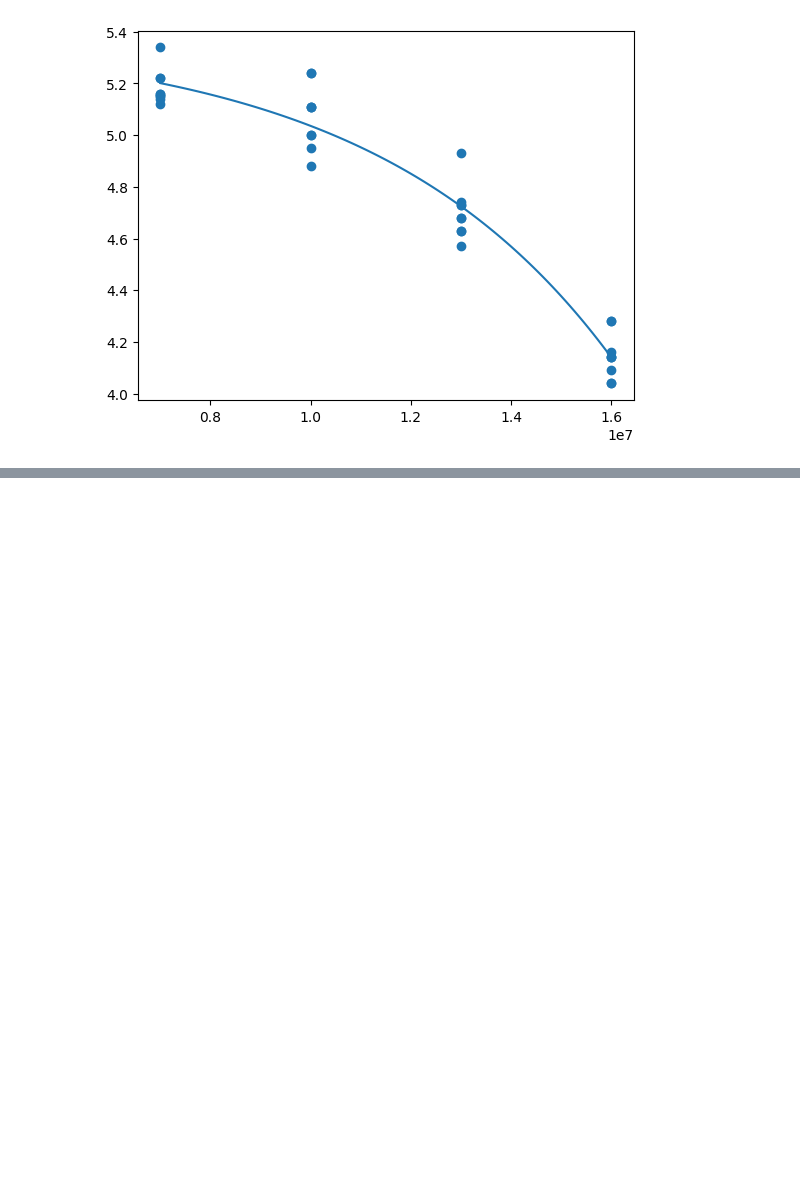
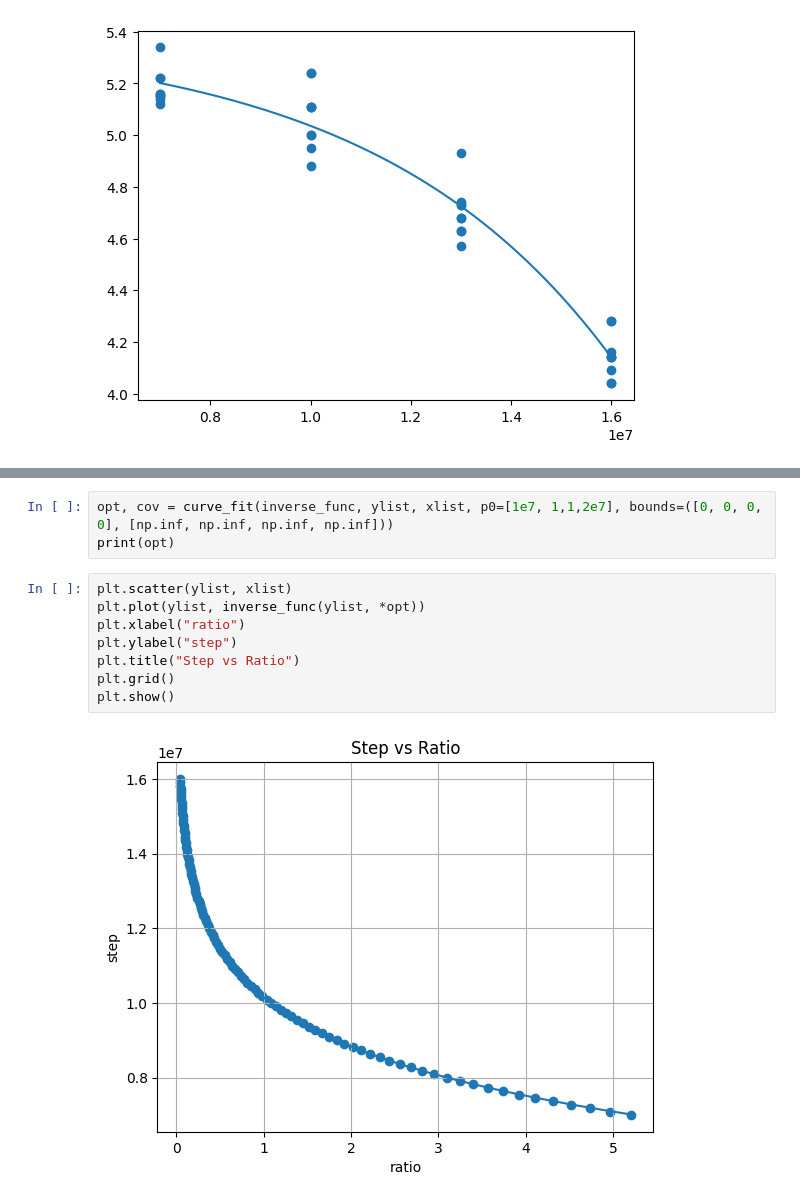
Before and after one commit to chiashi-lab/pl, a Jupyter notebook: notebook/analyse.ipynb, the cells around one changed output, grey strips where cells are left out. Saved outputs shown, nothing was run; the diff lists cells and outputs as text; blank space fills up the shorter version.

```diff
--- a/notebook/analyse.ipynb
+++ b/notebook/analyse.ipynb
@@ -187,0 +229,13 @@ plt.show()
+# %%
+opt, cov = curve_fit(inverse_func, ylist, xlist, p0=[1e7, 1,1,2e7], bounds=([0, 0, 0, 0], [np.inf, np.inf, np.inf, np.inf]))
+print(opt)
+# %%
+plt.scatter(ylist, xlist)
+plt.plot(ylist, inverse_func(ylist, *opt))
+plt.xlabel("ratio")
+plt.ylabel("step")
+plt.title("Step vs Ratio")
+plt.grid()
+plt.show()
+# %% [output]
+[figure, added]
```
Also changed, not shown: parts of 5 cells of this notebook, 2 other files.
